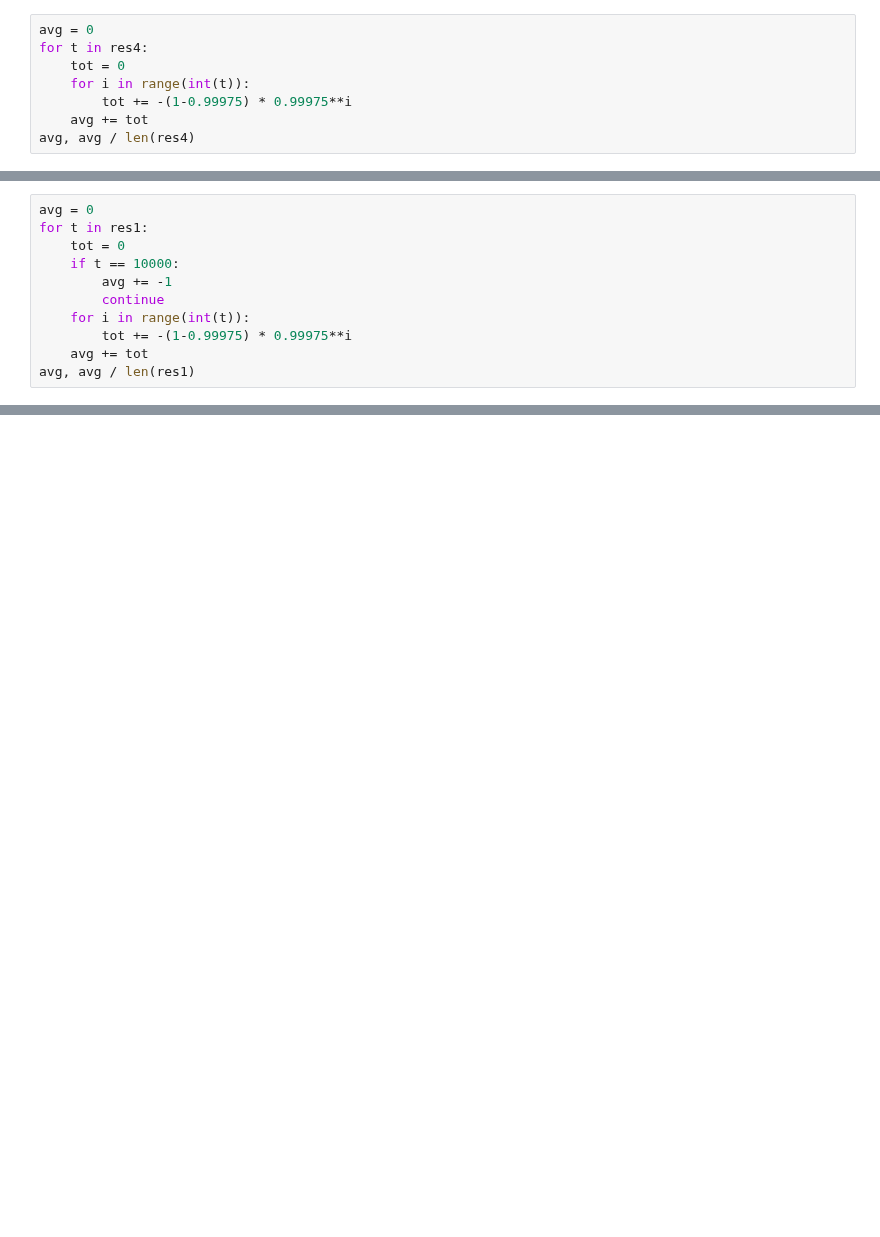
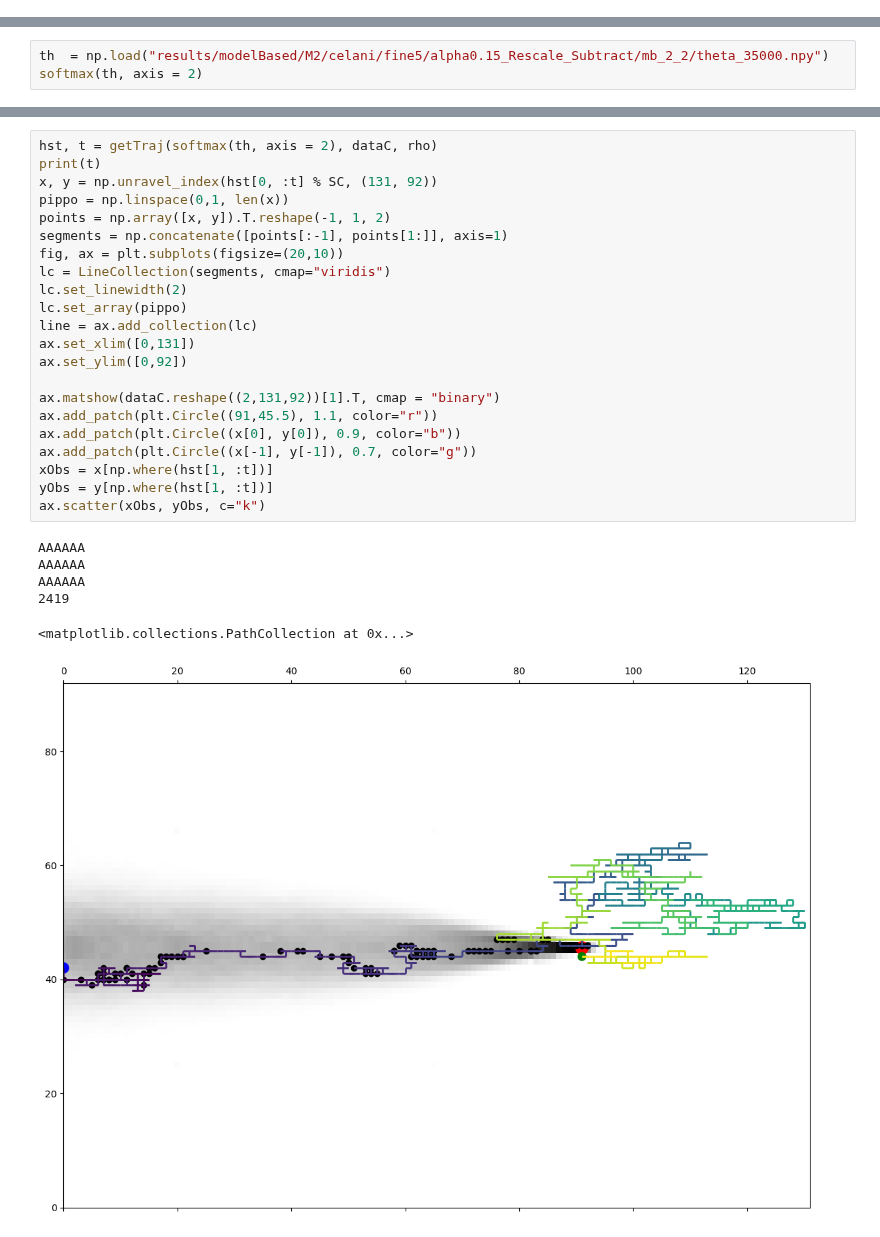
Before and after one commit to PimLb/olfactory-navigation, a Jupyter notebook: experiments/FSC/figures.ipynb, the cells around one changed output, grey strips where cells are left out. Cells and saved outputs as stored; diff of their text form; blank space fills up the shorter version.

```diff
--- a/experiments/FSC/figures.ipynb
+++ b/experiments/FSC/figures.ipynb
@@ -282,8 +0,0 @@ plt.legend()
-# %%
-avg = 0
-for t in res4:
-    tot = 0
-    for i in range(int(t)):
-        tot += -(1-0.99975) * 0.99975**i
-    avg += tot
-avg, avg / len(res4)
@@ -305,11 +0,0 @@ avg, avg / samples
-# %%
-avg = 0
-for t in res1:
-    tot = 0
-    if t == 10000:
-        avg += -1
-        continue
-    for i in range(int(t)):
-        tot += -(1-0.99975) * 0.99975**i
-    avg += tot
-avg, avg / len(res1)
@@ -324,0 +155,3 @@ np.argmax(rho)
+# %%
+th  = np.load("results/modelBased/M2/celani/fine5/alpha0.15_Rescale_Subtract/mb_2_2/theta_35000.npy")
+softmax(th, axis = 2)
@@ -324,0 +181,29 @@ np.argmax(rho)
+# %%
+hst, t = getTraj(softmax(th, axis = 2), dataC, rho)
+print(t)
+x, y = np.unravel_index(hst[0, :t] % SC, (131, 92))
+pippo = np.linspace(0,1, len(x))
+points = np.array([x, y]).T.reshape(-1, 1, 2)
+segments = np.concatenate([points[:-1], points[1:]], axis=1)
+fig, ax = plt.subplots(figsize=(20,10))
+lc = LineCollection(segments, cmap="viridis")
+lc.set_linewidth(2)
+lc.set_array(pippo)
+line = ax.add_collection(lc)
+ax.set_xlim([0,131])
+ax.set_ylim([0,92])
+
+ax.matshow(dataC.reshape((2,131,92))[1].T, cmap = "binary")
+ax.add_patch(plt.Circle((91,45.5), 1.1, color="r"))
+ax.add_patch(plt.Circle((x[0], y[0]), 0.9, color="b"))
+ax.add_patch(plt.Circle((x[-1], y[-1]), 0.7, color="g"))
+xObs = x[np.where(hst[1, :t])]
+yObs = y[np.where(hst[1, :t])]
+ax.scatter(xObs, yObs, c="k")
+# %% [output]
+AAAAAA
+AAAAAA
+AAAAAA
+2419
+<matplotlib.collections.PathCollection at 0x...>
+[figure, added]
```
Also changed, not shown: parts of 138 cells of this notebook, 1 other file.
